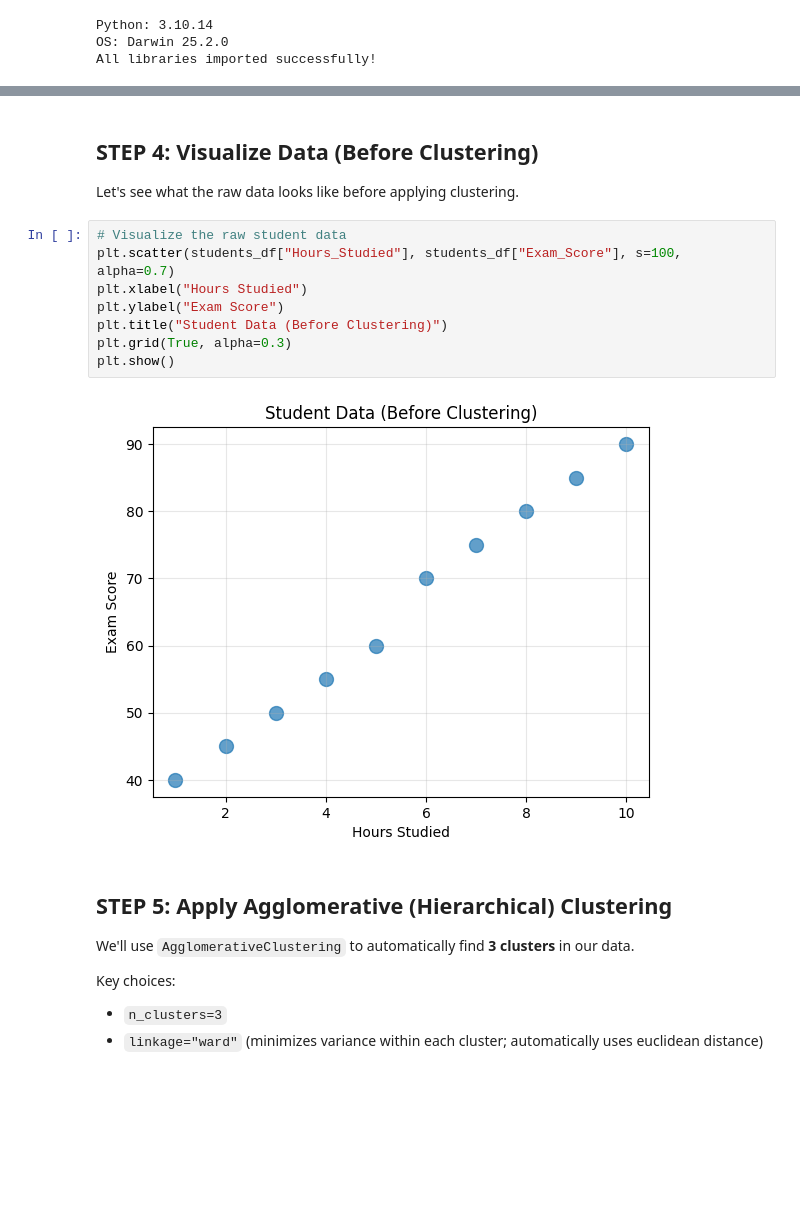
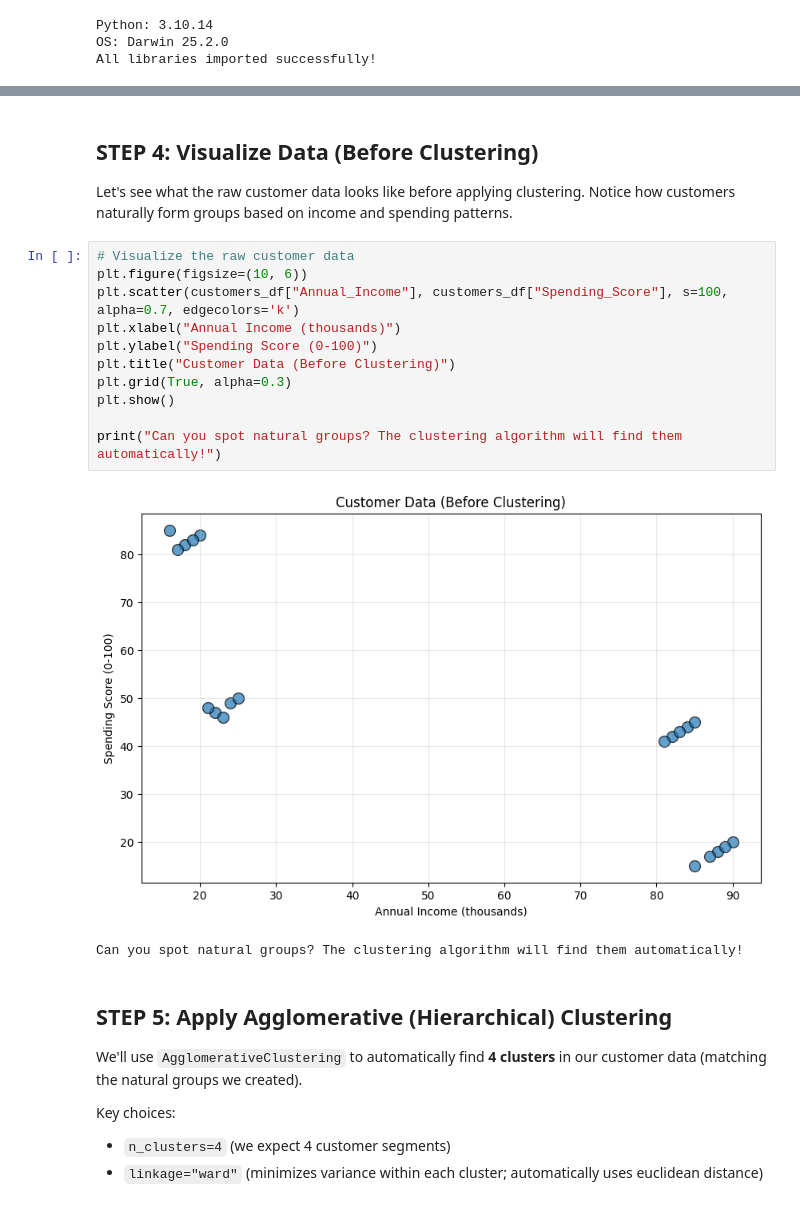
Before and after one commit to adzuci/ai-fundamentals, a Jupyter notebook: class-4-unsupervised-learning/02_class_4_hierarchical_clustering_basics.ipynb, the cells around one changed output, grey strips where cells are left out. Saved outputs shown, nothing was run; the diff lists cells and outputs as text; blank space fills up the shorter version.

Commit message:
Update hierarchical clustering notebook: improve dataset with paired clusters and add dendrogram hierarchy explanation
Co-authored-by: Cursor <cursoragent@cursor.com>

```diff
--- a/class-4-unsupervised-learning/02_class_4_hierarchical_clustering_basics.ipynb
+++ b/class-4-unsupervised-learning/02_class_4_hierarchical_clustering_basics.ipynb
@@ -103,23 +134,27 @@ Notice: No 'target' or 'label' column — this is unsupervised learning!
 # %% [markdown]
 ## STEP 4: Visualize Data (Before Clustering)
 
-Let's see what the raw data looks like before applying clustering.
+Let's see what the raw customer data looks like before applying clustering. Notice how customers naturally form groups based on income and spending patterns.
 # %%
-# Visualize the raw student data
-plt.scatter(students_df["Hours_Studied"], students_df["Exam_Score"], s=100, alpha=0.7)
-plt.xlabel("Hours Studied")
-plt.ylabel("Exam Score")
-plt.title("Student Data (Before Clustering)")
+# Visualize the raw customer data
+plt.figure(figsize=(10, 6))
+plt.scatter(customers_df["Annual_Income"], customers_df["Spending_Score"], s=100, alpha=0.7, edgecolors='k')
+plt.xlabel("Annual Income (thousands)")
+plt.ylabel("Spending Score (0-100)")
+plt.title("Customer Data (Before Clustering)")
 plt.grid(True, alpha=0.3)
 plt.show()
+
+print("Can you spot natural groups? The clustering algorithm will find them automatically!")
 # %% [output]
-[figure, old version]
+[figure, new version]
+Can you spot natural groups? The clustering algorithm will find them automatically!
 # %% [markdown]
 ## STEP 5: Apply Agglomerative (Hierarchical) Clustering
 
-We'll use `AgglomerativeClustering` to automatically find **3 clusters** in our data.
+We'll use `AgglomerativeClustering` to automatically find **4 clusters** in our customer data (matching the natural groups we created).
 
 Key choices:
-- `n_clusters=3`
+- `n_clusters=4` (we expect 4 customer segments)
 - `linkage="ward"` (minimizes variance within each cluster; automatically uses euclidean distance)
 # %%
```
Also changed, not shown: parts of 17 cells of this notebook.
